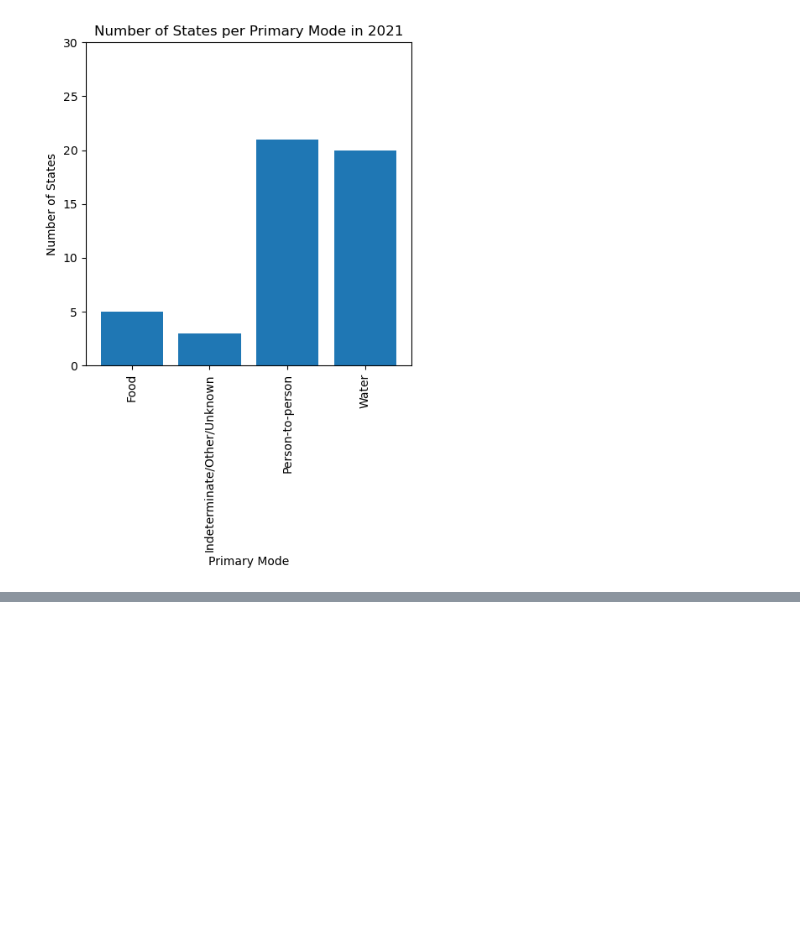
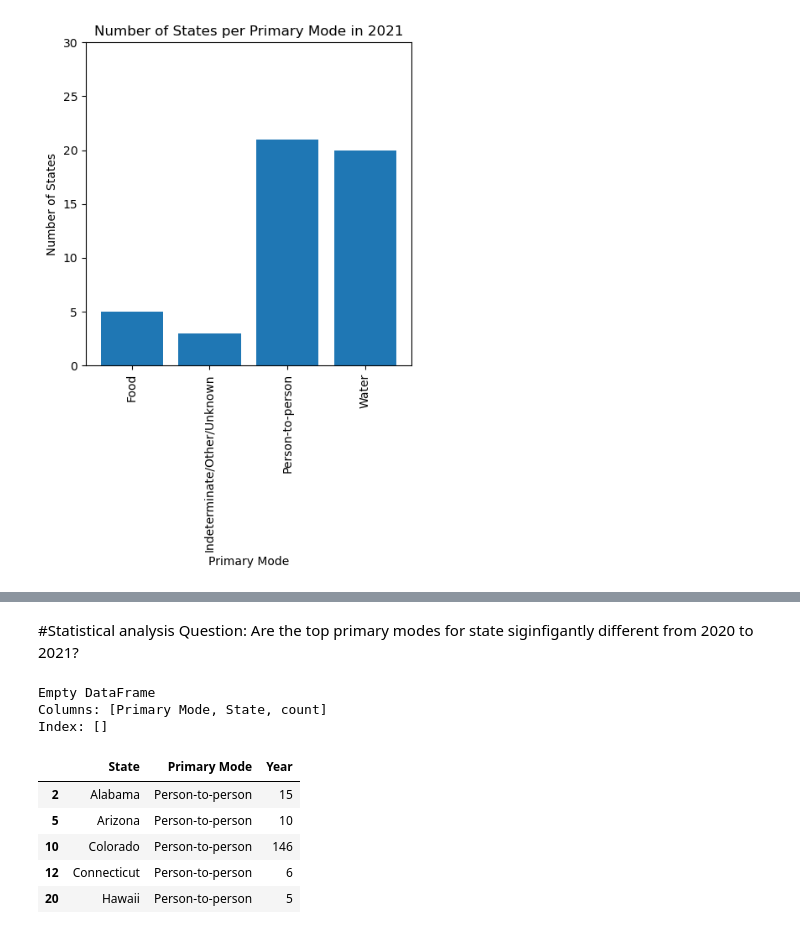
Before and after one commit to InsomniYak28/group_project_1, a Jupyter notebook: Mode by State .ipynb, the cells around one changed output, grey strips where cells are left out. Cells and saved outputs as stored; diff of their text form; code cells hidden in the pictures; blank space fills up the shorter version.

```diff
--- a/Mode by State .ipynb
+++ b/Mode by State .ipynb
@@ -299,0 +280,12 @@ stats.ttest_ind(df_2020, df_2021, equal_var=False)
+# %% [markdown]
+#Statistical analysis
+Question: Are the top primary modes for state siginfigantly different from 2020 to 2021?
+# %%
+value_counts_2021_df = df_2021.groupby(["State"])["Primary Mode"].value_counts().reset_index(name="count")
+value_counts_2021_df
+#per_2021 = value_counts_2021_df[value_counts_2021_df['Primary Mode'] == "Person-to-Person"]
+print(per_2021)
+# %% [output]
+Empty DataFrame
+Columns: [Primary Mode, State, count]
+Index: []
@@ -299,0 +295,19 @@ stats.ttest_ind(df_2020, df_2021, equal_var=False)
+# %%
+data_2020 = df_2020.groupby(["State", "Primary Mode"])["Year"].count().reset_index()
+data_2021 = df_2021.groupby(['State', "Primary Mode"])["Year"].count().reset_index()
+
+# find person to person in each
+person = "Person-to-person"
+
+filtered_2020 = data_2020[data_2020["Primary Mode"] == person]
+filtered_2021 = data_2021[data_2021["Primary Mode"] == person]
+# %%
+
+filtered_2021.head()
+# %% [output]
+|  | State | Primary Mode | Year |
+| 2 | Alabama | Person-to-person | 15 |
+| 5 | Arizona | Person-to-person | 10 |
+| 10 | Colorado | Person-to-person | 146 |
+| 12 | Connecticut | Person-to-person | 6 |
+| 20 | Hawaii | Person-to-person | 5 |
```
Also changed, not shown: parts of 29 cells of this notebook.
